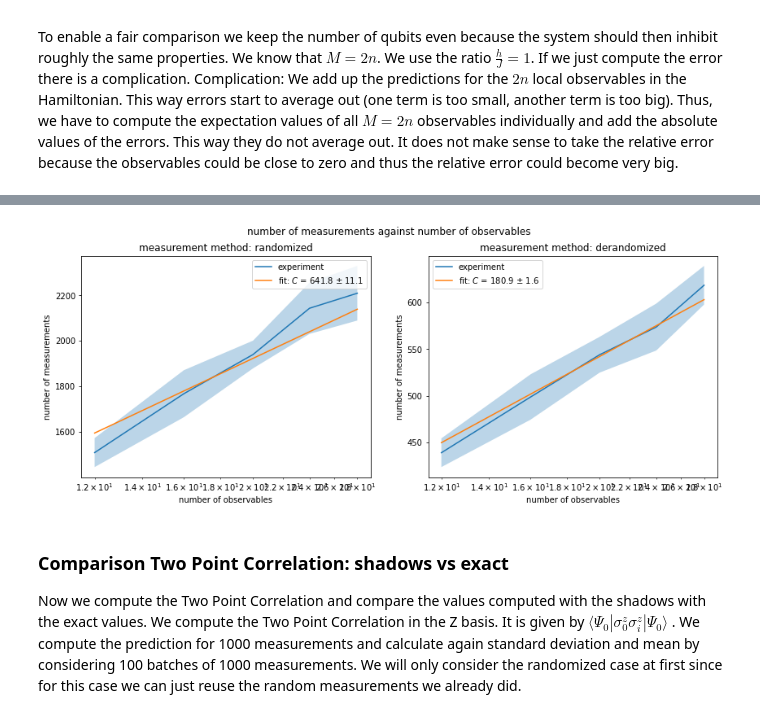
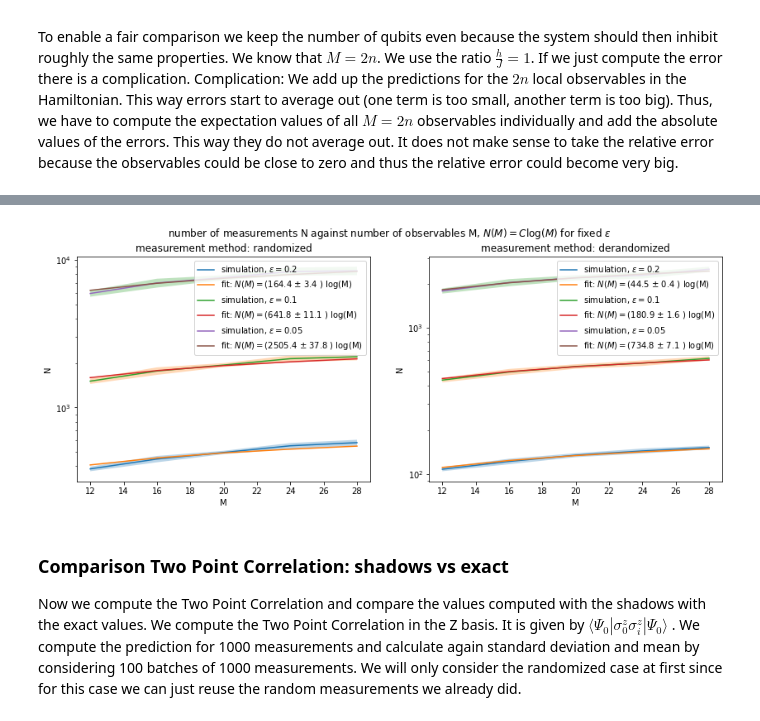
Before and after one commit to LennartBuerger/classical-shadows-for-1d-TFIM-energy-estimation, a Jupyter notebook: display_data/shadow_performance_analysis.ipynb, the cells around one changed output, grey strips where cells are left out. Saved outputs shown, nothing was run; the diff lists cells and outputs as text; code cells hidden in the pictures.

```diff
--- a/display_data/shadow_performance_analysis.ipynb
+++ b/display_data/shadow_performance_analysis.ipynb
@@ -616,54 +622,55 @@ def n_of_m(log_m, constant):
     return constant * log_m
 # %%
 qubit_nums = np.array([6, 8, 10, 12, 14])
-fixed_error = 0.1
+fixed_errors = np.array([0.2, 0.1, 0.05])
 num_of_measurements = np.array([50, 100, 200, 500, 1000, 1500, 2000, 3000, 4000, 5000])
 batches = 200
 some_ratios = np.array([1.0])
 fig, axs = plt.subplots(1, 2)
 fig.set_figheight(5)
 fig.set_figwidth(14)
-fig.suptitle('number of measurements against number of observables')
+fig.suptitle('number of measurements N against number of observables M, $N(M) = C \log(M)$ for fixed $\epsilon$')
 for l in range(0, 2):
-    meas_num = np.zeros(np.size(qubit_nums))
-    meas_num_std = np.zeros(np.size(qubit_nums))
-    for q in range(np.size(qubit_nums)):
-        for i in range(0, np.size(some_ratios)):
-            errors = np.zeros((batches, np.size(num_of_measurements)))
-            ground_state = ground_state_dict[str(1)]['periodic'][str(qubit_nums[q])][str(some_ratios[i])]
-            observables = TfimHamiltonianOpenFermion(qubit_nums[q], 1, some_ratios[i], 'periodic').observables_for_energy_estimation()
-            save_direc_procedure = Path('data/shadow_measurements/measurement_procedure_ratio_'+\
-                                  str(some_ratios[i])+'_qubit_num_'+str(qubit_nums[q])+'_method_'+measurement_methods[l]+'.npy')
-            save_direc_index = Path('data/shadow_measurements/measurement_index_ratio_'+\
-                                  str(some_ratios[i])+'_qubit_num_'+str(qubit_nums[q])+'_method_'+measurement_methods[l]+'.npy')
-            measurement_procedure = np.lib.format.open_memmap(save_direc_procedure, dtype=np.str_, mode='r')
-            measurement_index = np.lib.format.open_memmap(save_direc_index, dtype=np.int32, mode='r')
-            for k in range(0, batches):
-                for j in range(0, np.size(num_of_measurements)):
-                    measurements = conversion_to_prediction_shadow_dict_shape(measurement_procedure[k*num_of_measurements[j]:(k+1)*num_of_measurements[j]],
-                                                                              measurement_index[k*num_of_measurements[j]:(k+1)*num_of_measurements[j]], qubit_nums[q])
-                    errors_one_batch = []
-                    for observable in observables:
-                        exp_val_obs_shadow = BFQuantumState(qubit_nums[q], ground_state).local_observable_shadow(observable, measurements)
-                        exp_val_obs_brute = BFQuantumState(qubit_nums[q], ground_state).local_observable(observable)
-                        errors_one_batch.append(np.abs(exp_val_obs_brute - exp_val_obs_shadow))
-                    errors[k, j] = np.amax(errors_one_batch, axis = 0)
+    for fixed_error in fixed_errors:
+        meas_num = np.zeros(np.size(qubit_nums))
+        meas_num_std = np.zeros(np.size(qubit_nums))
+        for q in range(np.size(qubit_nums)):
+            for i in range(0, np.size(some_ratios)):
+                errors = np.zeros((batches, np.size(num_of_measurements)))
+                ground_state = ground_state_dict[str(1)]['periodic'][str(qubit_nums[q])][str(some_ratios[i])]
+                observables = TfimHamiltonianOpenFermion(qubit_nums[q], 1, some_ratios[i], 'periodic').observables_for_energy_estimation()
+                save_direc_procedure = Path('data/shadow_measurements/measurement_procedure_ratio_'+\
+                                      str(some_ratios[i])+'_qubit_num_'+str(qubit_nums[q])+'_method_'+measurement_methods[l]+'.npy')
+                save_direc_index = Path('data/shadow_measurements/measurement_index_ratio_'+\
+                                      str(some_ratios[i])+'_qubit_num_'+str(qubit_nums[q])+'_method_'+measurement_methods[l]+'.npy')
+                measurement_procedure = np.lib.format.open_memmap(save_direc_procedure, dtype=np.str_, mode='r')
+                measurement_index = np.lib.format.open_memmap(save_direc_index, dtype=np.int32, mode='r')
+                for k in range(0, batches):
+                    for j in range(0, np.size(num_of_measurements)):
+                        measurements = conversion_to_prediction_shadow_dict_shape(measurement_procedure[k*num_of_measurements[j]:(k+1)*num_of_measurements[j]],
+                                                                                  measurement_index[k*num_of_measurements[j]:(k+1)*num_of_measurements[j]], qubit_nums[q])
+                        errors_one_batch = []
+                        for observable in observables:
+                            exp_val_obs_shadow = BFQuantumState(qubit_nums[q], ground_state).local_observable_shadow(observable, measurements)
+                            exp_val_obs_brute = BFQuantumState(qubit_nums[q], ground_state).local_observable(observable)
+                            errors_one_batch.append(np.abs(exp_val_obs_brute - exp_val_obs_shadow))
+                        errors[k, j] = np.amax(errors_one_batch, axis = 0)
 
-            error_mean = np.mean(errors, axis=0)
-            error_std = np.std(errors, axis=0)
-            popt, pcov = curve_fit(log_n, np.log(error_mean), np.log(num_of_measurements))
-            print(measurement_methods[l] + ' measurements, const = ' + str(np.exp(popt[0])) + ' +- ' + str(np.exp(popt[0]) * np.sqrt(pcov[0][0])))
-            print(measurement_methods[l] + ' measurements, exponent = ' + str(popt[1]) + ' +- ' + str(np.sqrt(pcov[1][1])))
-            meas_num[q] = np.exp(popt[0]) / fixed_error ** popt[1]
-            meas_num_std[q] = np.sqrt((np.exp(popt[0]) * np.sqrt(pcov[0][0]) / fixed_error ** popt[1])**2 +
-                                      (np.exp(popt[0]) * np.log(1/fixed_error) / fixed_error ** popt[1] * np.sqrt(pcov[1][1]))**2)
-    popt, pcov = curve_fit(n_of_m, np.log(qubit_nums * 2), meas_num, sigma= meas_num_std)
-    print('constant = ' + str(popt[0]) , ' +- ', str(np.sqrt(pcov[0][0])))
-    axs[l].errorbar(qubit_nums * 2, meas_num, label = 'experiment')
-    axs[l].fill_between(qubit_nums * 2, meas_num - meas_num_std, meas_num + meas_num_std, alpha = 0.3)
-    axs[l].errorbar(qubit_nums * 2, n_of_m(np.log(qubit_nums * 2), popt[0]),
-                    label='fit: $C$ = ' + str(np.round(popt[0],1)) + ' $\pm$ ' + str(np.round(np.sqrt(pcov[0][0]),1)))
-    axs[l].set(xscale = 'log', ylabel='number of measurements', xlabel = 'number of observables')
-    axs[l].set_title('measurement method: ' + str(measurement_methods[l]))
-    axs[l].legend()
+                error_mean = np.mean(errors, axis=0)
+                error_std = np.std(errors, axis=0)
+                popt, pcov = curve_fit(log_n, np.log(error_mean), np.log(num_of_measurements))
+                print(measurement_methods[l] + ' measurements, const = ' + str(np.exp(popt[0])) + ' +- ' + str(np.exp(popt[0]) * np.sqrt(pcov[0][0])))
+                print(measurement_methods[l] + ' measurements, exponent = ' + str(popt[1]) + ' +- ' + str(np.sqrt(pcov[1][1])))
+                meas_num[q] = np.exp(popt[0]) / fixed_error ** popt[1]
+                meas_num_std[q] = np.sqrt((np.exp(popt[0]) * np.sqrt(pcov[0][0]) / fixed_error ** popt[1])**2 +
+                                          (np.exp(popt[0]) * np.log(1/fixed_error) / fixed_error ** popt[1] * np.sqrt(pcov[1][1]))**2)
+        popt, pcov = curve_fit(n_of_m, np.log(qubit_nums * 2), meas_num, sigma= meas_num_std)
+        print('constant = ' + str(popt[0]) , ' +- ', str(np.sqrt(pcov[0][0])))
+        axs[l].errorbar(qubit_nums * 2, meas_num, label = 'simulation, $\epsilon = $' + str(fixed_error))
+        axs[l].fill_between(qubit_nums * 2, meas_num - meas_num_std, meas_num + meas_num_std, alpha = 0.3)
+        axs[l].errorbar(qubit_nums * 2, n_of_m(np.log(qubit_nums * 2), popt[0]),
+                        label='fit: $N(M) = ($' + str(np.round(popt[0],1)) + ' $\pm$ ' + str(np.round(np.sqrt(pcov[0][0]),1)) + ' ) log(M)')
+        axs[l].set(yscale = 'log', ylabel='N', xlabel = 'M')
+        axs[l].set_title('measurement method: ' + str(measurement_methods[l]))
+        axs[l].legend()
 # %% [output]
@@ -687,4 +694,4 @@ constant = 180.93974637468264  +-  1.596650085320798
-[figure, old version]
+[figure, new version]
 # %% [markdown]
 ### Comparison Two Point Correlation: shadows vs exact
 Now we compute the Two Point Correlation and compare the values computed with the shadows with
```
Also changed, not shown: parts of 4 cells of this notebook, 3 other files.
